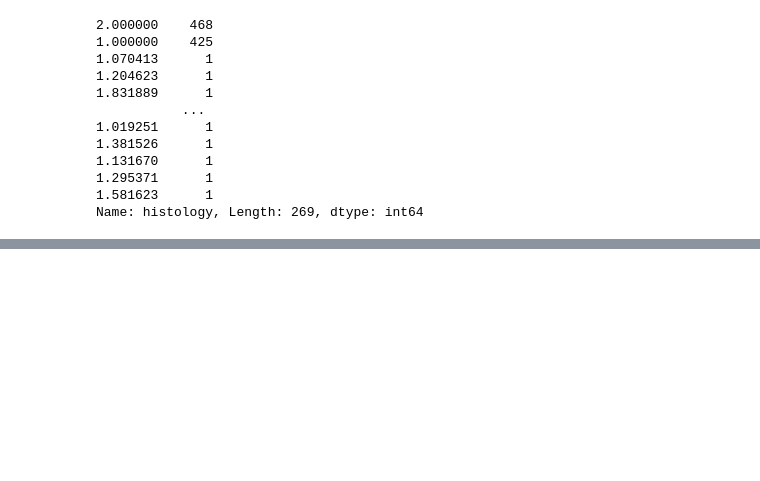
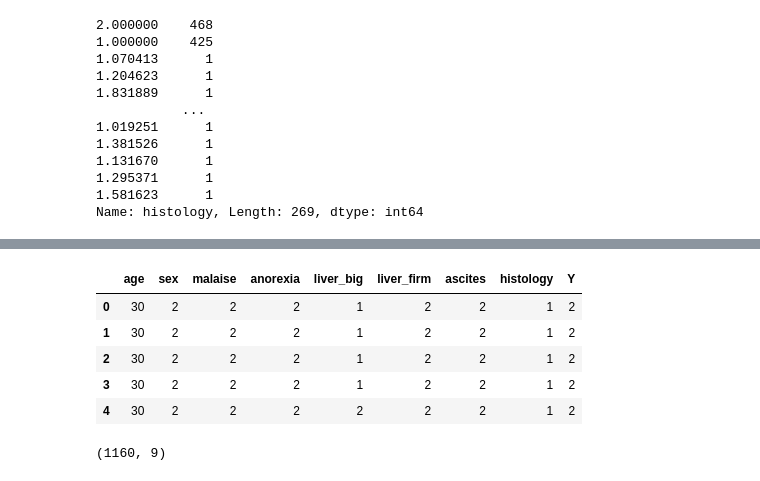
Before and after one commit to Monarene/hepatitis-b, a Jupyter notebook: test.ipynb, the cells around one changed output, grey strips where cells are left out. Cells and saved outputs as stored; diff of their text form; code cells hidden in the pictures; blank space fills up the shorter version.

```diff
--- a/test.ipynb
+++ b/test.ipynb
@@ -367,0 +449,9 @@ df_new.to_csv("hepatitis_new.csv")
+# %%
+def adjust_1(x):
+    if x > 1.5:
+        return 2
+    else:
+        return 1
+
+df_new["liver_firm"] = df_new['liver_firm'].apply(lambda x: adjust_1(x))
+df_new["liver_firm"].value_counts()
@@ -367,0 +462,9 @@ df_new.to_csv("hepatitis_new.csv")
+# %%
+def adjust_1(x):
+    if x > 1.5:
+        return 2
+    else:
+        return 1
+
+df_new["ascites"] = df_new['ascites'].apply(lambda x: adjust_1(x))
+df_new["ascites"].value_counts()
@@ -367,0 +475,9 @@ df_new.to_csv("hepatitis_new.csv")
+# %%
+def adjust_1(x):
+    if x > 1.5:
+        return 2
+    else:
+        return 1
+
+df_new["histology"] = df_new['histology'].apply(lambda x: adjust_1(x))
+df_new["histology"].value_counts()
@@ -367,0 +488,6 @@ df_new.to_csv("hepatitis_new.csv")
+# %%
+def adjust_age(x):
+    return int(x)
+
+df_new["age"] = df_new["age"].apply(lambda x: adjust_age(x))
+list(df_new["age"])
@@ -367,0 +512,9 @@ df_new.to_csv("hepatitis_new.csv")
+# %%
+df_new.head()
+# %% [output]
+|  | age | sex | malaise | anorexia | liver_big | liver_firm | ascites | histology | Y |
+| 0 | 30 | 2 | 2 | 2 | 1 | 2 | 2 | 1 | 2 |
+| 1 | 30 | 2 | 2 | 2 | 1 | 2 | 2 | 1 | 2 |
+| 2 | 30 | 2 | 2 | 2 | 1 | 2 | 2 | 1 | 2 |
+| 3 | 30 | 2 | 2 | 2 | 1 | 2 | 2 | 1 | 2 |
+| 4 | 30 | 2 | 2 | 2 | 2 | 2 | 2 | 1 | 2 |
@@ -367,0 +523,4 @@ df_new.to_csv("hepatitis_new.csv")
+# %%
+df_new.shape
+# %% [output]
+(1160, 9)
```
Also changed, not shown: parts of 13 cells of this notebook, 1 other file.
